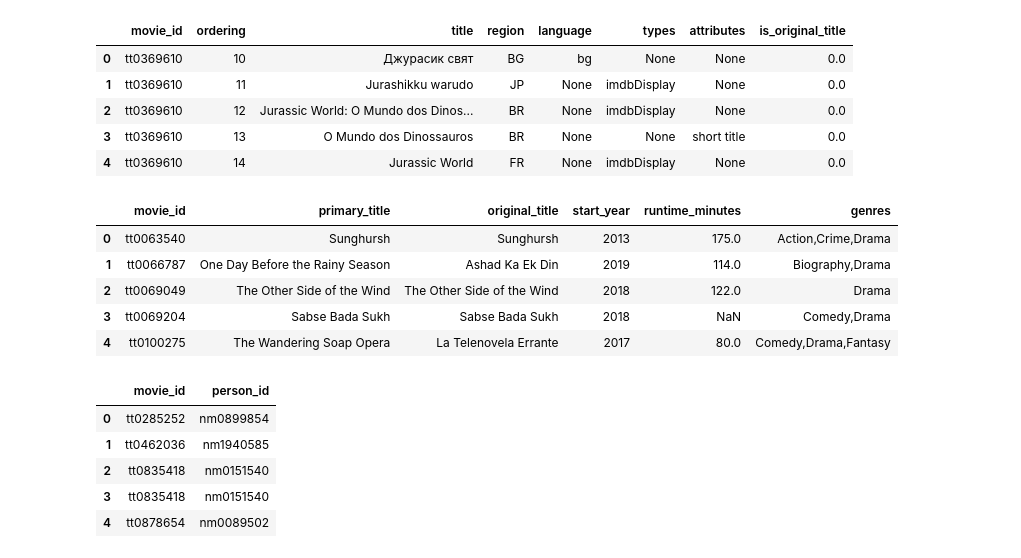
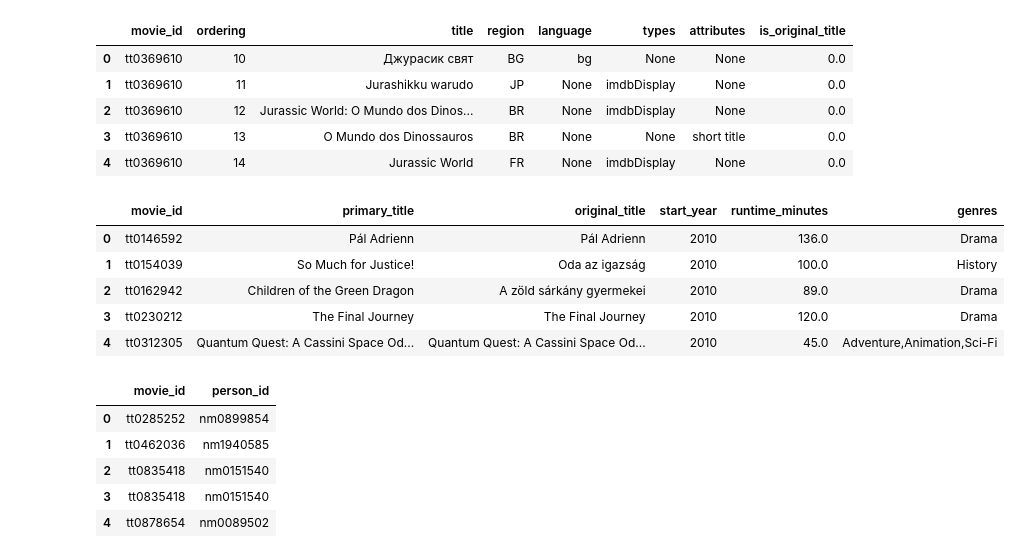
Before and after one commit to falloutb1tch/Movie_Project, a Jupyter notebook: Notebooks/Yiyi_Working_Notebook.ipynb, the cells around one changed output. Drawn from its saved outputs; the diff is of its cells as text; code cells hidden in the pictures.

```diff
--- a/Notebooks/Yiyi_Working_Notebook.ipynb
+++ b/Notebooks/Yiyi_Working_Notebook.ipynb
@@ -22,7 +37,6 @@ budgets_df.head()
 # %%
-import sqlite3
-import pandas as pd
-conn = sqlite3.connect('im.db 2')
+import sqlite3 as sq
+conn = sq.connect('../Data/im.db 2')
 query = "SELECT name FROM sqlite_master WHERE type='table';"
 tables = pd.read_sql_query(query, conn)
 print(tables)
@@ -52,16 +67,17 @@ movie_akas.head()
 # %%
 q_2 = """
 SELECT * FROM movie_basics
+ORDER BY "start_year" ASC
 """
 movie_basics = pd.read_sql_query(q_2, conn)
 movie_basics.head()
 # %% [output]
 |  | movie_id | primary_title | original_title | start_year | runtime_minutes | genres |
-| 0 | tt0063540 | Sunghursh | Sunghursh | 2013 | 175.0 | Action,Crime,Drama |
-| 1 | tt0066787 | One Day Before the Rainy Season | Ashad Ka Ek Din | 2019 | 114.0 | Biography,Drama |
-| 2 | tt0069049 | The Other Side of the Wind | The Other Side of the Wind | 2018 | 122.0 | Drama |
-| 3 | tt0069204 | Sabse Bada Sukh | Sabse Bada Sukh | 2018 | NaN | Comedy,Drama |
-| 4 | tt0100275 | The Wandering Soap Opera | La Telenovela Errante | 2017 | 80.0 | Comedy,Drama,Fantasy |
+| 0 | tt0146592 | Pál Adrienn | Pál Adrienn | 2010 | 136.0 | Drama |
+| 1 | tt0154039 | So Much for Justice! | Oda az igazság | 2010 | 100.0 | History |
+| 2 | tt0162942 | Children of the Green Dragon | A zöld sárkány gyermekei | 2010 | 89.0 | Drama |
+| 3 | tt0230212 | The Final Journey | The Final Journey | 2010 | 120.0 | Drama |
+| 4 | tt0312305 | Quantum Quest: A Cassini Space Od... | Quantum Quest: A Cassini Space Od... | 2010 | 45.0 | Adventure,Animation,Sci-Fi |
 # %%
 q_3 = """
 SELECT * FROM directors
```
Also changed, not shown: parts of 18 cells of this notebook.
